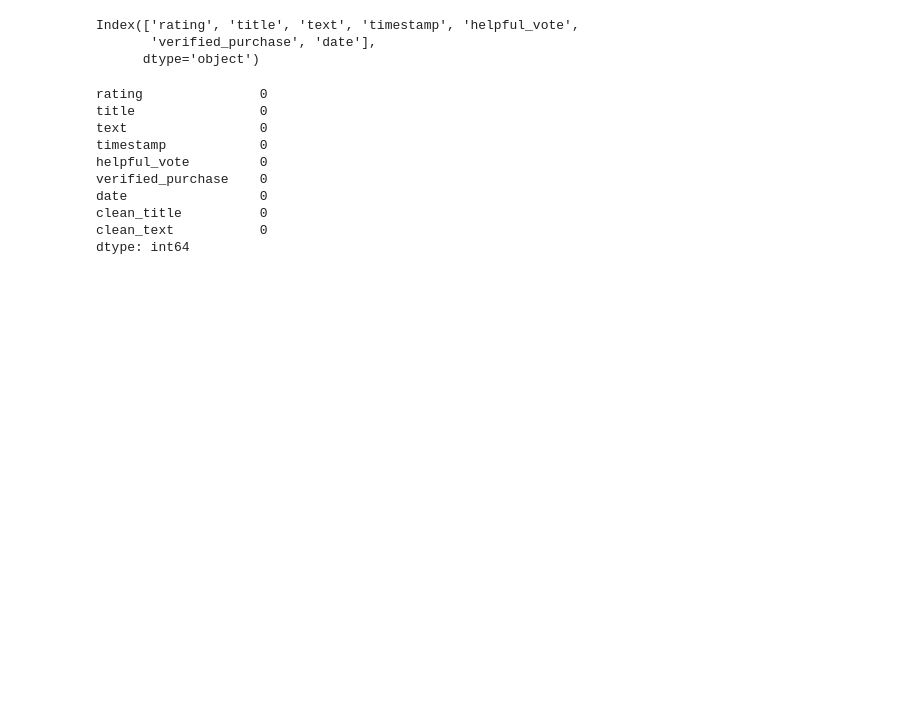
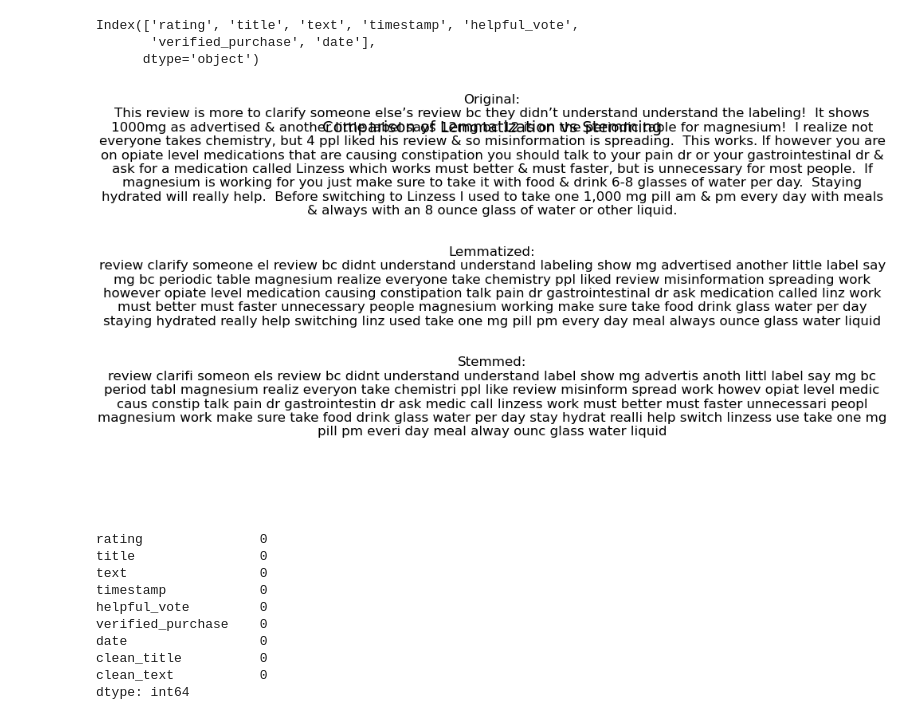
Before and after one commit to afscomercial/nlp, a Jupyter notebook: assigment1.ipynb, the cells around one changed output. Saved outputs shown, nothing was run; the diff lists cells and outputs as text; code cells hidden in the pictures; blank space fills up the shorter version.

Commit message:
stemmed

```diff
--- a/assigment1.ipynb
+++ b/assigment1.ipynb
@@ -152,6 +147,43 @@ def preprocess_text(text):
 # Apply the preprocessing to both 'title' and 'text'
 df['clean_title'] = df['title'].apply(preprocess_text)
 df['clean_text'] = df['text'].apply(preprocess_text)
+# %%
+# compare results from stemming
+stemmer = PorterStemmer()
+# Function for stemming
+def stem_text(text):
+    if isinstance(text, str):
+        text = text.lower()  # Lowercase
+        text = re.sub(r'[^a-zA-Z\s]', '', text)  # Remove punctuation
+        tokens = word_tokenize(text)  # Tokenize
+        tokens = [stemmer.stem(word) for word in tokens if word not in stop_words]  # Stem and remove stop words
+        return ' '.join(tokens)
+    else:
+        return ''
+# %%
+# Example text for comparison
+example_text = df['text'].iloc[0] # First review text
+
+# Preprocess the text with both methods
+lemmatized_text = preprocess_text(example_text)
+stemmed_text = stem_text(example_text)
+
+# Plot the original, lemmatized, and stemmed text
+fig, ax = plt.subplots(figsize=(10, 6))
+
+# Original text
+ax.text(0.5, 0.8, f"Original:\n{example_text}", fontsize=12, wrap=True, ha='center')
+# Lemmatized text
+ax.text(0.5, 0.5, f"Lemmatized:\n{lemmatized_text}", fontsize=12, wrap=True, ha='center')
+# Stemmed text
+ax.text(0.5, 0.2, f"Stemmed:\n{stemmed_text}", fontsize=12, wrap=True, ha='center')
+
+# Remove axes and display plot
+ax.axis('off')
+plt.title('Comparison of Lemmatization vs Stemming', fontsize=14)
+plt.show()
+# %% [output]
+[figure, added]
 # %%
 # check null values
 df.isnull().sum()
```
Also changed, not shown: parts of 5 cells of this notebook.
